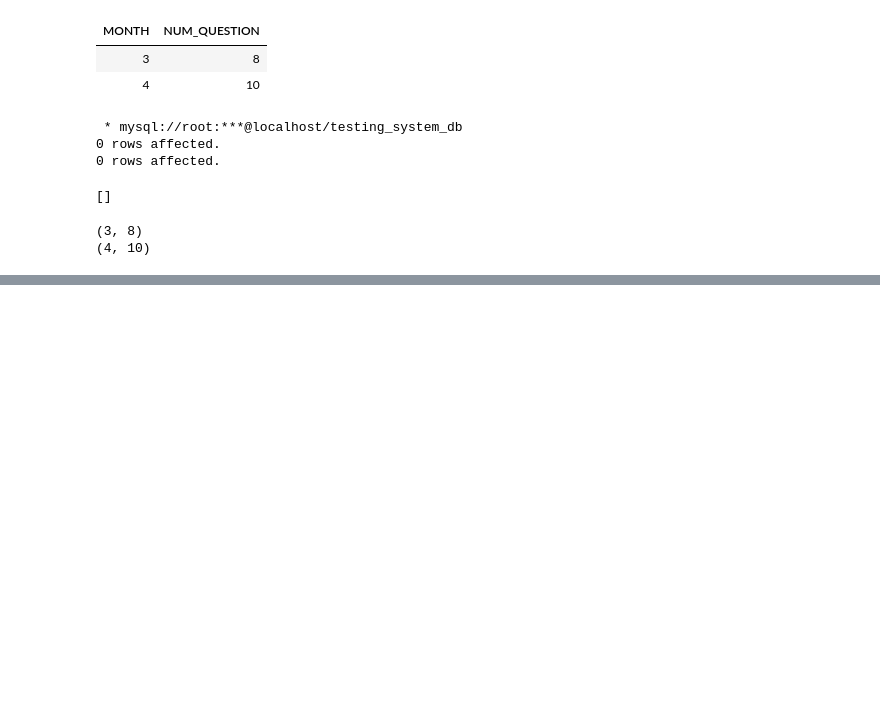
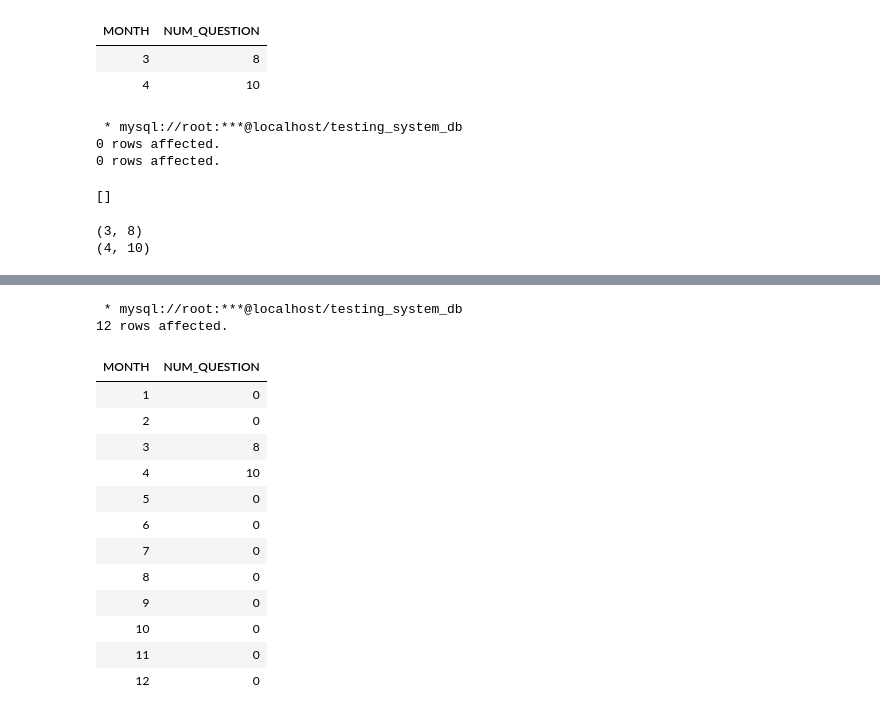
Before and after one commit to buiquanghuy99-aio24/MMC_DataScience, a Jupyter notebook: Module-2/Lesson 12/Lab-6.ipynb, the cells around one changed output, grey strips where cells are left out. Drawn from its saved outputs; the diff is of its cells as text; code cells hidden in the pictures; blank space fills up the shorter version.

```diff
--- a/Module-2/Lesson 12/Lab-6.ipynb
+++ b/Module-2/Lesson 12/Lab-6.ipynb
@@ -1155,0 +1189,23 @@ conn.close()
+# %%
+%%sql
+SELECT      t.v_Month AS MONTH, COUNT(q.QuestionID) AS NUM_QUESTION
+FROM        temp_MonthsOfYear   AS t
+LEFT JOIN   Question            AS q    ON MONTH(q.CreateDate) = t.v_Month
+AND         YEAR(q.CreateDate) = YEAR(CURRENT_DATE())
+GROUP BY    t.v_Month;
+# %% [output]
+ * mysql://root:***@localhost/testing_system_db
+12 rows affected.
+| MONTH | NUM_QUESTION |
+| 1 | 0 |
+| 2 | 0 |
+| 3 | 8 |
+| 4 | 10 |
+| 5 | 0 |
+| 6 | 0 |
+| 7 | 0 |
+| 8 | 0 |
+| 9 | 0 |
+| 10 | 0 |
+| 11 | 0 |
+| 12 | 0 |
```
Also changed, not shown: parts of 10 cells of this notebook, 4 other files.
